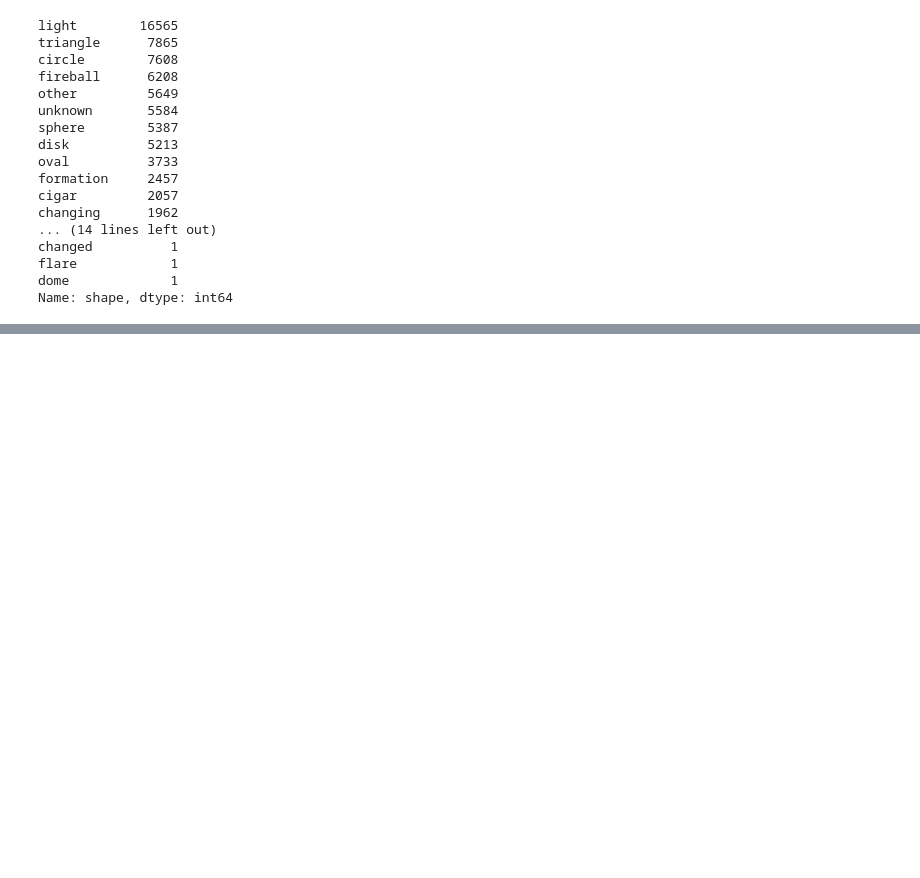
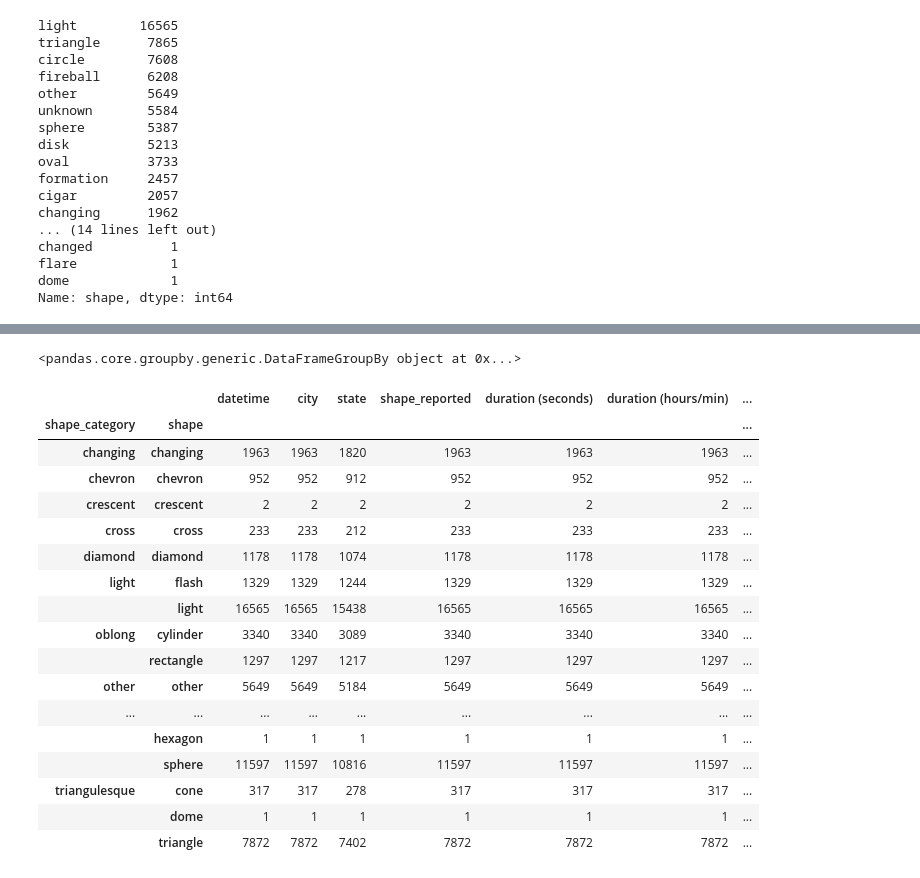
Before and after one commit to AmyWagarCinch/UFO-Sighting-Analysis, a Jupyter notebook: UFO_shapes.ipynb, the cells around one changed output, grey strips where cells are left out. Cells and saved outputs as stored; diff of their text form; code cells hidden in the pictures; blank space fills up the shorter version.

Commit message:
changes to shape jupyter

```diff
--- a/UFO_shapes.ipynb
+++ b/UFO_shapes.ipynb
@@ -56,0 +137,3 @@ Name: shape, dtype: int64
+# %%
+UFO_data["shape_category"] = UFO_data["shape"]
+UFO_data["shape_category"]
@@ -56,0 +153,7 @@ Name: shape, dtype: int64
+# %%
+column_names = ["datetime", "city", "state", "shape_category", "shape", "shape_reported", "duration (seconds)", 'duration (hours/min)', 'comments', 'date posted', 'latitude',
+       'longitude ']
+
+UFO_data = UFO_data.reindex(columns=column_names)
+
+UFO_data.head()
@@ -56,0 +167,2 @@ Name: shape, dtype: int64
+# %%
+UFO_data["shape_category"] = UFO_data["shape_category"].replace({"disk": "roundish", "sphere": "roundish", "undefined": "other", "unknown":"other","flash":"light","egg":"oblong","teardrop":"oblong", "cylinder":"oblong","rectangle":"oblong","cone":"triangulesque","triangle":"triangulesque","hexagon":"roundish","dome":"triangulesque"})
@@ -56,0 +194,26 @@ Name: shape, dtype: int64
+# %%
+grouped_by_shape = UFO_data.groupby(["shape_category", "shape"])
+grouped_by_shape
+# %% [output]
+<pandas.core.groupby.generic.DataFrameGroupBy object at 0x...>
+# %%
+grouped_by_shape.count()
+# %% [output]
+|  |  | datetime | city | state | shape_reported | duration (seconds) | duration (hours/min) | ... |
+| shape_category | shape |  |  |  |  |  |  | ... |
+| changing | changing | 1963 | 1963 | 1820 | 1963 | 1963 | 1963 | ... |
+| chevron | chevron | 952 | 952 | 912 | 952 | 952 | 952 | ... |
+| crescent | crescent | 2 | 2 | 2 | 2 | 2 | 2 | ... |
+| cross | cross | 233 | 233 | 212 | 233 | 233 | 233 | ... |
+| diamond | diamond | 1178 | 1178 | 1074 | 1178 | 1178 | 1178 | ... |
+| light | flash | 1329 | 1329 | 1244 | 1329 | 1329 | 1329 | ... |
+|  | light | 16565 | 16565 | 15438 | 16565 | 16565 | 16565 | ... |
+| oblong | cylinder | 3340 | 3340 | 3089 | 3340 | 3340 | 3340 | ... |
+|  | rectangle | 1297 | 1297 | 1217 | 1297 | 1297 | 1297 | ... |
+| other | other | 5649 | 5649 | 5184 | 5649 | 5649 | 5649 | ... |
+| ... | ... | ... | ... | ... | ... | ... | ... | ... |
+|  | hexagon | 1 | 1 | 1 | 1 | 1 | 1 | ... |
+|  | sphere | 11597 | 11597 | 10816 | 11597 | 11597 | 11597 | ... |
+| triangulesque | cone | 317 | 317 | 278 | 317 | 317 | 317 | ... |
+|  | dome | 1 | 1 | 1 | 1 | 1 | 1 | ... |
+|  | triangle | 7872 | 7872 | 7402 | 7872 | 7872 | 7872 | ... |
```
Also changed, not shown: parts of 13 cells of this notebook.
